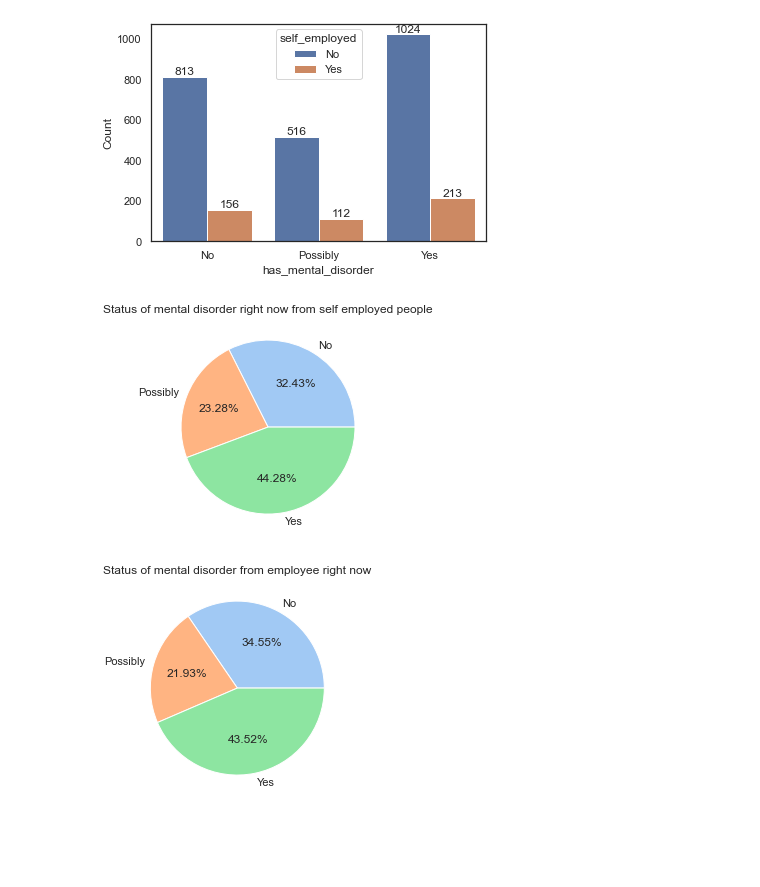
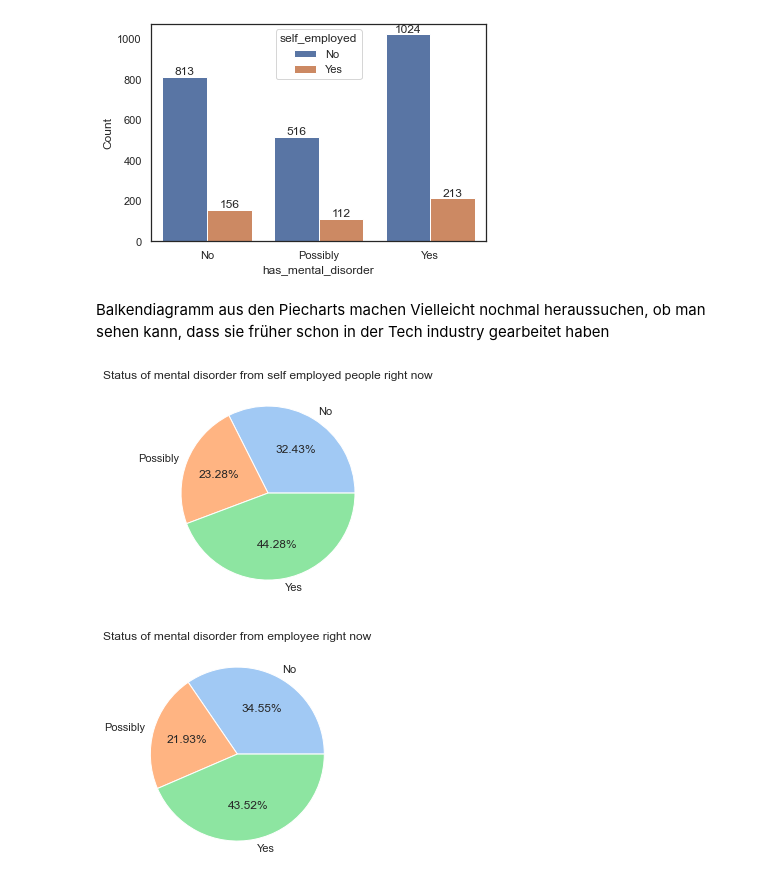
Before and after one commit to Selorikas/mental-health, a Jupyter notebook: mental-health.ipynb, the cells around one changed output. Cells and saved outputs as stored; diff of their text form; code cells hidden in the pictures; blank space fills up the shorter version.

```diff
--- a/mental-health.ipynb
+++ b/mental-health.ipynb
@@ -317,15 +317,17 @@ for container in ax.containers:
     ax.bar_label(container)
 # %% [output]
 [figure]
+# %% [markdown]
+Balkendiagramm aus den Piecharts machen
+Vielleicht nochmal heraussuchen, ob man sehen kann, dass sie früher schon in der Tech industry gearbeitet haben
 # %%
 #show self employed that has mental disorder
 self_employed = self_employed_has_mental_disorder.drop(self_employed_has_mental_disorder[self_employed_has_mental_disorder.self_employed == 'No'].index)
-self_employed
 plt.pie(self_employed['%'],labels=self_employed['has_mental_disorder'], colors=sns.color_palette('pastel'), autopct='%.2f%%')
 plt.title('Status of mental disorder from self employed people right now')
 plt.show()
 # %% [output]
-[figure, old version]
+[figure, new version]
 # %%
 #show employee
 employee = self_employed_has_mental_disorder.drop(self_employed_has_mental_disorder[self_employed_has_mental_disorder.self_employed == 'Yes'].index)
```
Also changed, not shown: parts of 3 cells of this notebook.
